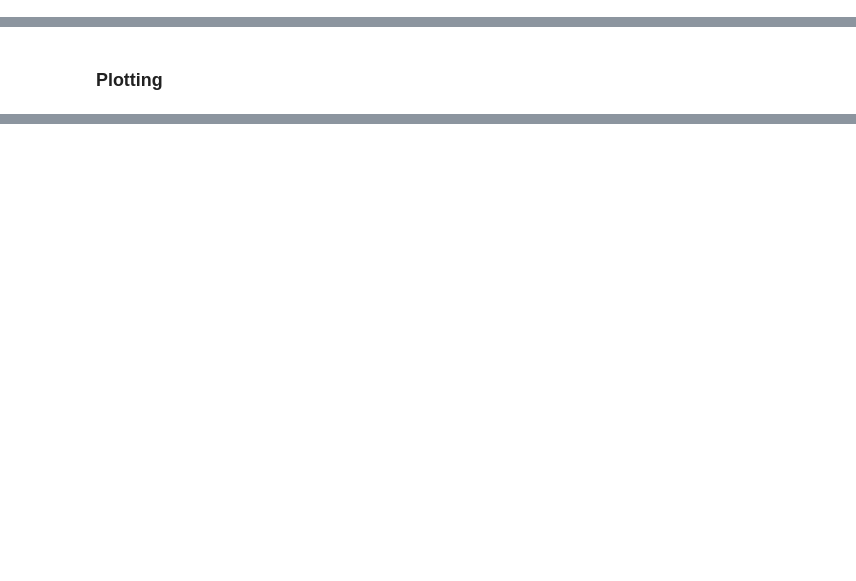
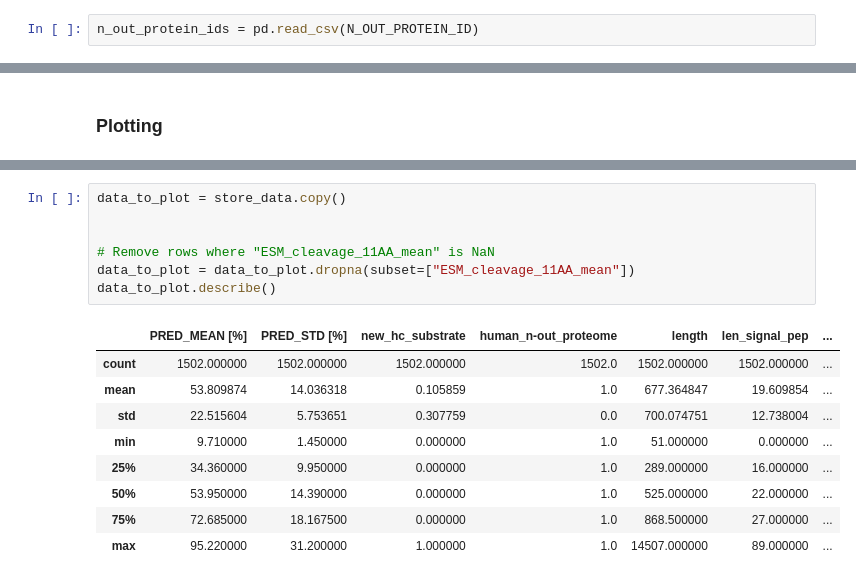
Before and after one commit to Welkinks/Bachelor_Thesis_ESM-1b_AlphaMissense_Analysis, a Jupyter notebook: notebooks/1.1.TMD_JMD_Experiment.ipynb, the cells around one changed output, grey strips where cells are left out. Cells and saved outputs as stored; diff of their text form; blank space fills up the shorter version.

```diff
--- a/notebooks/1.1.TMD_JMD_Experiment.ipynb
+++ b/notebooks/1.1.TMD_JMD_Experiment.ipynb
@@ -7,0 +16,2 @@ from src.project_config import COLORS_MODELS, PROCESSED_DIR, PROTEIN_IDS_CSV, ge
+# %%
+n_out_protein_ids = pd.read_csv(N_OUT_PROTEIN_ID)
@@ -133,0 +132,17 @@ def make_plot_with_means(
+# %%
+data_to_plot = store_data.copy()
+
+
+# Remove rows where "ESM_cleavage_11AA_mean" is NaN
+data_to_plot = data_to_plot.dropna(subset=["ESM_cleavage_11AA_mean"])
+data_to_plot.describe()
+# %% [output]
+|  | PRED_MEAN [%] | PRED_STD [%] | new_hc_substrate | human_n-out_proteome | length | len_signal_pep | ... |
+| count | 1502.000000 | 1502.000000 | 1502.000000 | 1502.0 | 1502.000000 | 1502.000000 | ... |
+| mean | 53.809874 | 14.036318 | 0.105859 | 1.0 | 677.364847 | 19.609854 | ... |
+| std | 22.515604 | 5.753651 | 0.307759 | 0.0 | 700.074751 | 12.738004 | ... |
+| min | 9.710000 | 1.450000 | 0.000000 | 1.0 | 51.000000 | 0.000000 | ... |
+| 25% | 34.360000 | 9.950000 | 0.000000 | 1.0 | 289.000000 | 16.000000 | ... |
+| 50% | 53.950000 | 14.390000 | 0.000000 | 1.0 | 525.000000 | 22.000000 | ... |
+| 75% | 72.685000 | 18.167500 | 0.000000 | 1.0 | 868.500000 | 27.000000 | ... |
+| max | 95.220000 | 31.200000 | 1.000000 | 1.0 | 14507.000000 | 89.000000 | ... |
```
Also changed, not shown: parts of 10 cells of this notebook.
